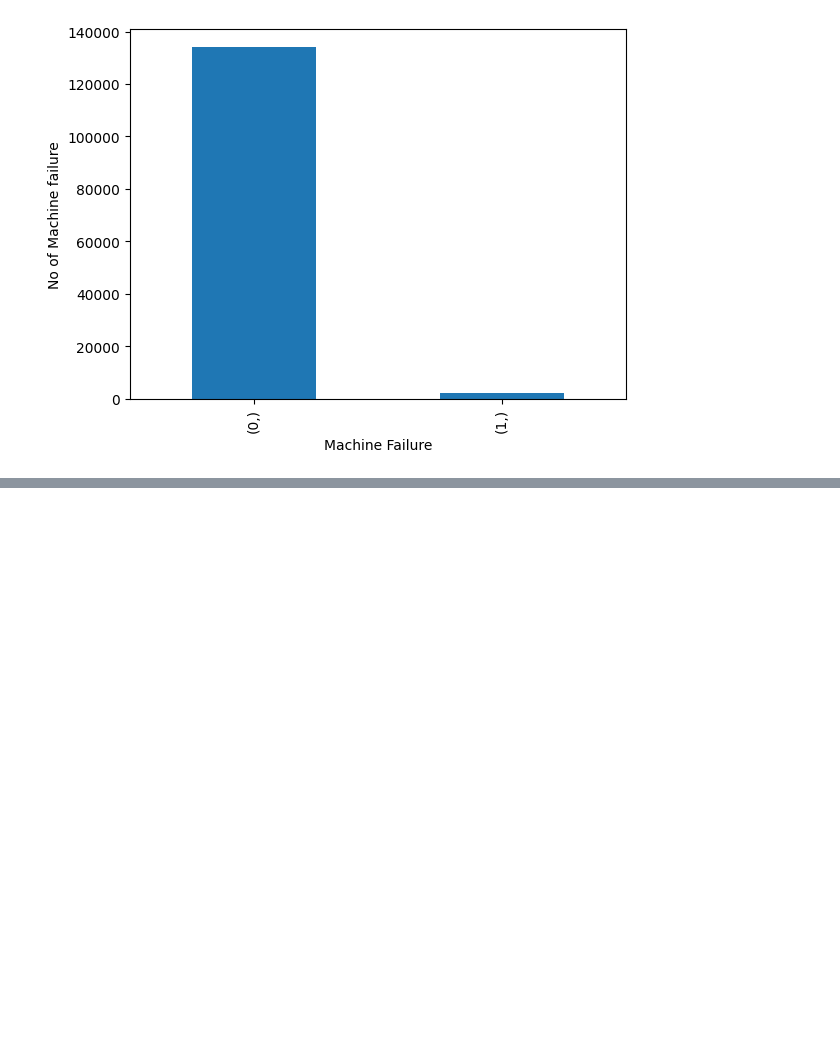
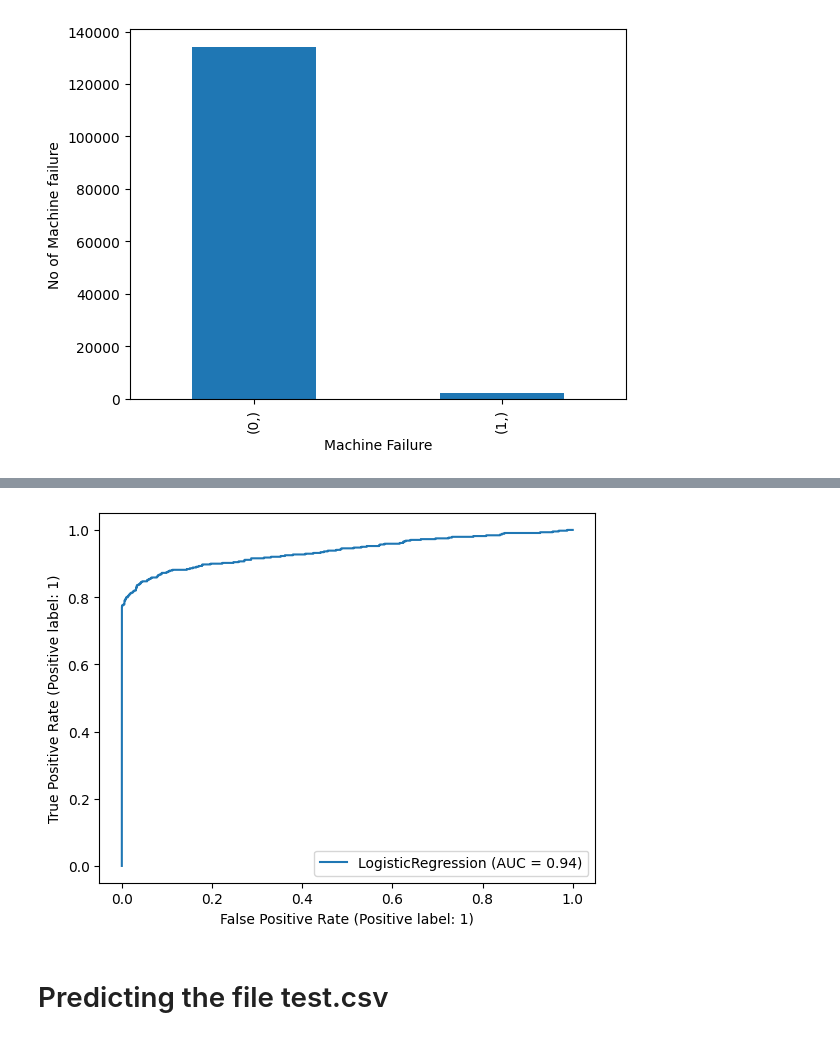
Before and after one commit to neerajprasad209/Classification_Project, a Jupyter notebook: ClassificationProject.ipynb, the cells around one changed output, grey strips where cells are left out. Cells and saved outputs as stored; diff of their text form; code cells hidden in the pictures; blank space fills up the shorter version.

```diff
--- a/ClassificationProject.ipynb
+++ b/ClassificationProject.ipynb
@@ -149,0 +572,7 @@ plt.show()
+# %%
+RocCurveDisplay.from_estimator(best_lr,xtest,ytest)
+plt.show()
+# %% [output]
+[figure, added]
+# %% [markdown]
+# Predicting the file test.csv
```
Also changed, not shown: parts of 89 cells of this notebook.
